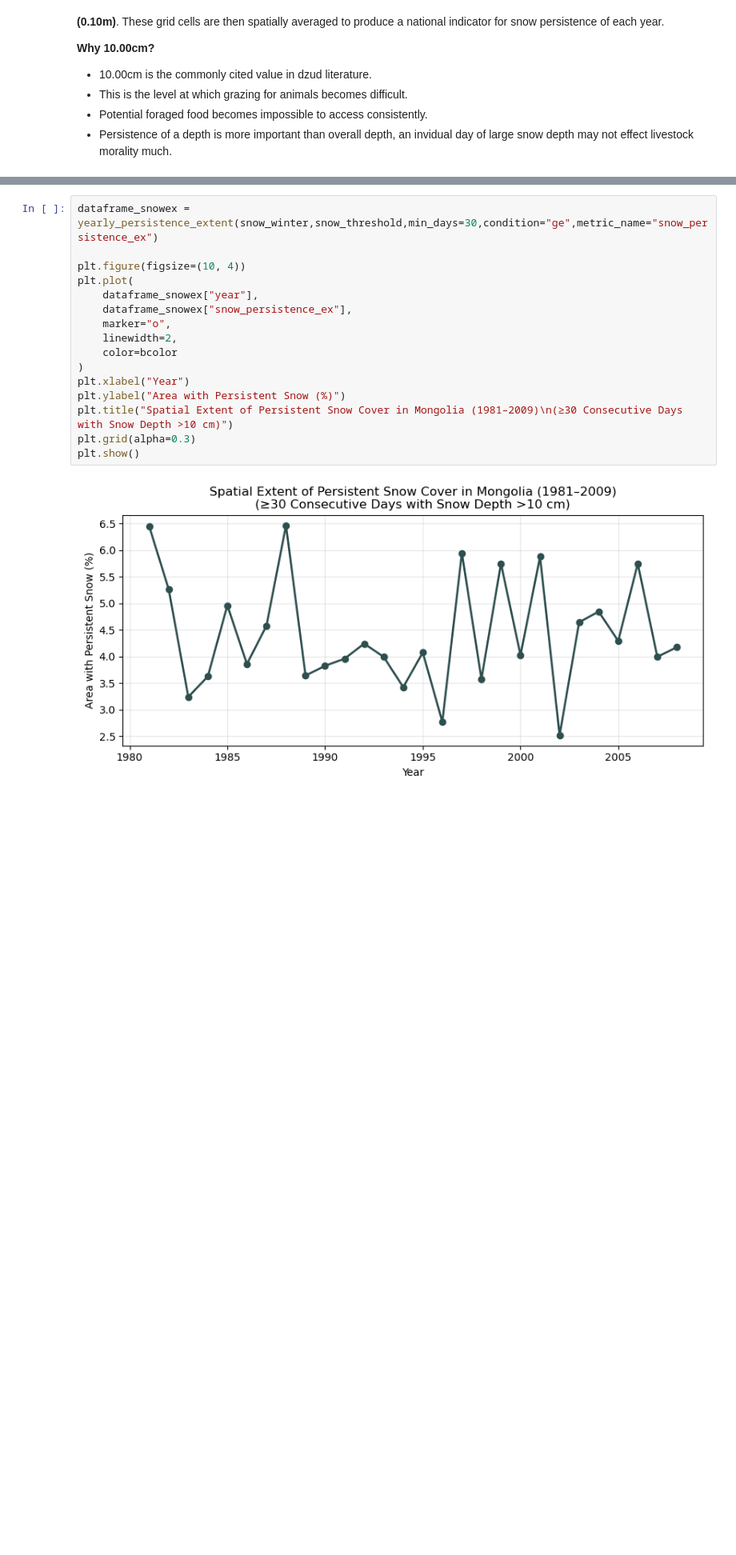
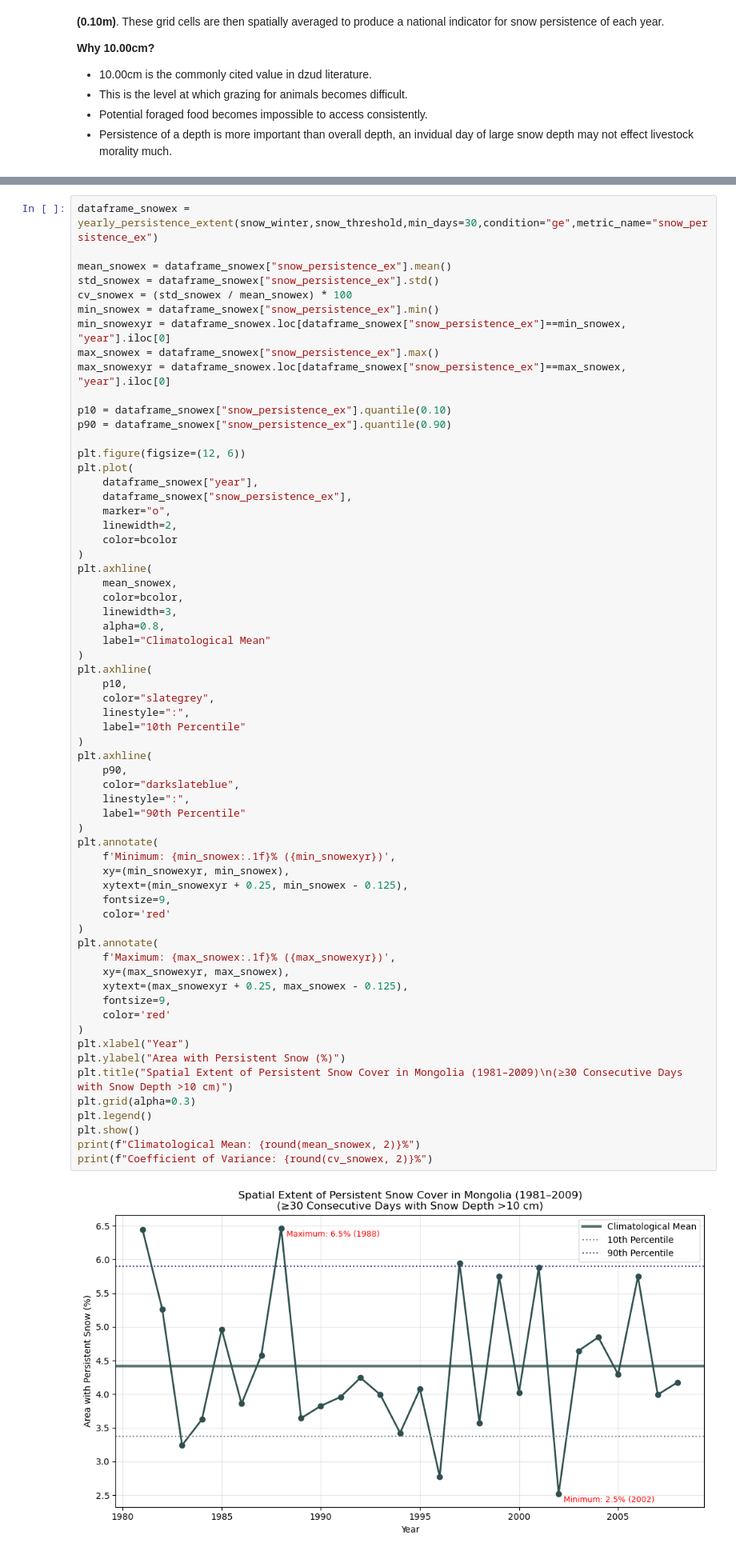
Before and after one commit to sgosmyt2/climate-extremes-risk-analysis, a Jupyter notebook: notebooks/MongoliaDzudExtremeWeather.ipynb, the cells around one changed output, grey strips where cells are left out. Shown at 80% size. Saved outputs shown, nothing was run; the diff lists cells and outputs as text; blank space fills up the shorter version.

Commit message:
Cleaned up graphs, cleaned up notebook, improved/fixed interpretations

```diff
--- a/notebooks/MongoliaDzudExtremeWeather.ipynb
+++ b/notebooks/MongoliaDzudExtremeWeather.ipynb
@@ -466,18 +625,65 @@ These results highlights that snow is relatively consistently always a factor in
 # %%
 dataframe_snowex = yearly_persistence_extent(snow_winter,snow_threshold,min_days=30,condition="ge",metric_name="snow_persistence_ex")
 
-plt.figure(figsize=(10, 4))
+mean_snowex = dataframe_snowex["snow_persistence_ex"].mean()
+std_snowex = dataframe_snowex["snow_persistence_ex"].std()
+cv_snowex = (std_snowex / mean_snowex) * 100
+min_snowex = dataframe_snowex["snow_persistence_ex"].min()
+min_snowexyr = dataframe_snowex.loc[dataframe_snowex["snow_persistence_ex"]==min_snowex, "year"].iloc[0]
+max_snowex = dataframe_snowex["snow_persistence_ex"].max()
+max_snowexyr = dataframe_snowex.loc[dataframe_snowex["snow_persistence_ex"]==max_snowex, "year"].iloc[0]
+
+p10 = dataframe_snowex["snow_persistence_ex"].quantile(0.10)
+p90 = dataframe_snowex["snow_persistence_ex"].quantile(0.90)
+
+plt.figure(figsize=(12, 6))
 plt.plot(
     dataframe_snowex["year"],
     dataframe_snowex["snow_persistence_ex"],
     marker="o",
     linewidth=2,
     color=bcolor
 )
+plt.axhline(
+    mean_snowex,
+    color=bcolor,
+    linewidth=3,
+    alpha=0.8,
+    label="Climatological Mean"
+)
+plt.axhline(
+    p10,
+    color="slategrey",
+    linestyle=":",
+    label="10th Percentile"
+)
+plt.axhline(
+    p90,
+    color="darkslateblue",
+    linestyle=":",
+    label="90th Percentile"
+)
+plt.annotate(
+    f'Minimum: {min_snowex:.1f}% ({min_snowexyr})',
+    xy=(min_snowexyr, min_snowex),
+    xytext=(min_snowexyr + 0.25, min_snowex - 0.125),
+    fontsize=9,
+    color='red'
+)
+plt.annotate(
+    f'Maximum: {max_snowex:.1f}% ({max_snowexyr})',
+    xy=(max_snowexyr, max_snowex),
+    xytext=(max_snowexyr + 0.25, max_snowex - 0.125),
+    fontsize=9,
+    color='red'
+)
 plt.xlabel("Year")
 plt.ylabel("Area with Persistent Snow (%)")
 plt.title("Spatial Extent of Persistent Snow Cover in Mongolia (1981–2009)\n(≥30 Consecutive Days with Snow Depth >10 cm)")
 plt.grid(alpha=0.3)
+plt.legend()
 plt.show()
+print(f"Climatological Mean: {round(mean_snowex, 2)}%")
+print(f"Coefficient of Variance: {round(cv_snowex, 2)}%")
 # %% [output]
-[figure, old version]
+[figure, new version]
```
Also changed, not shown: parts of 15 cells of this notebook.
